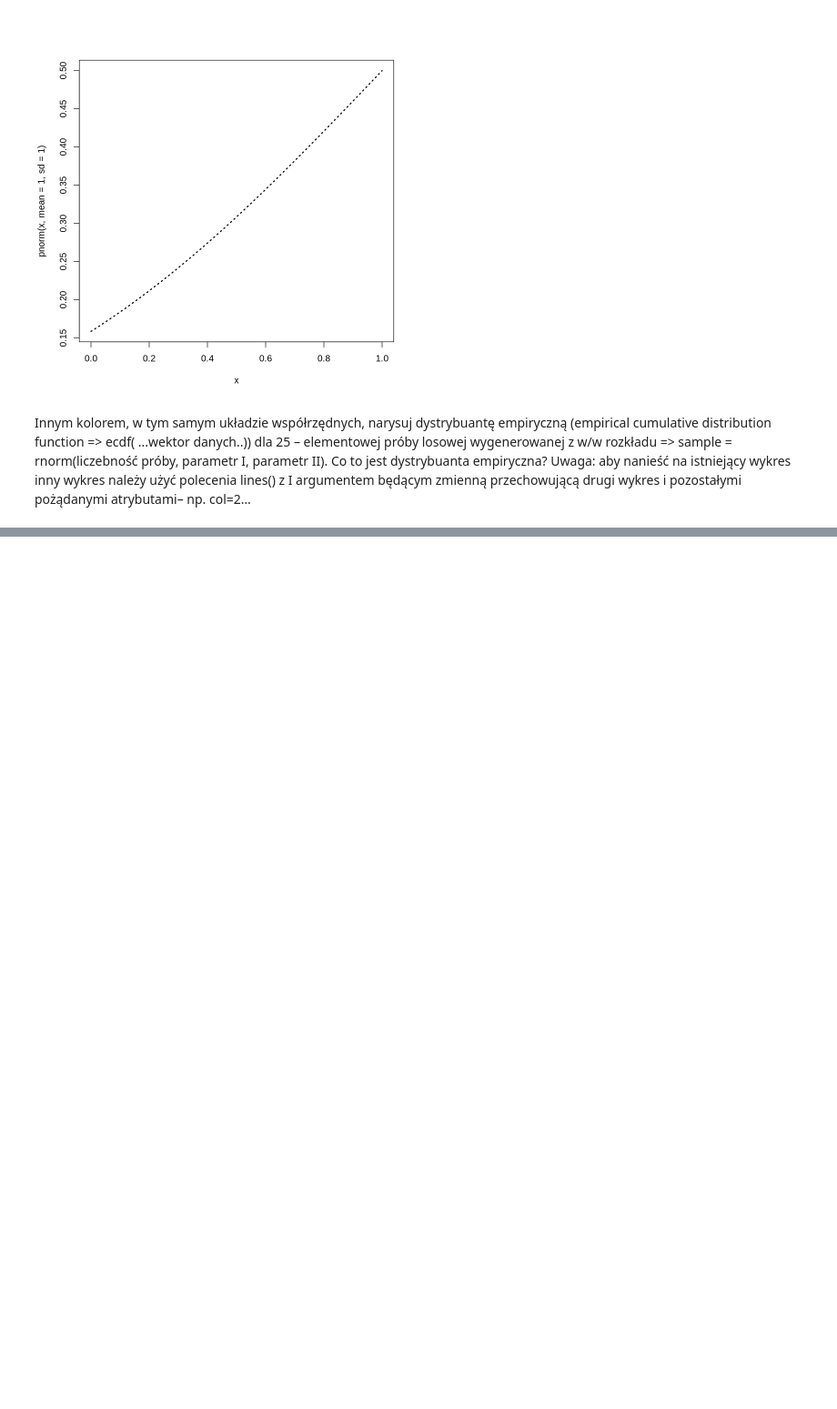
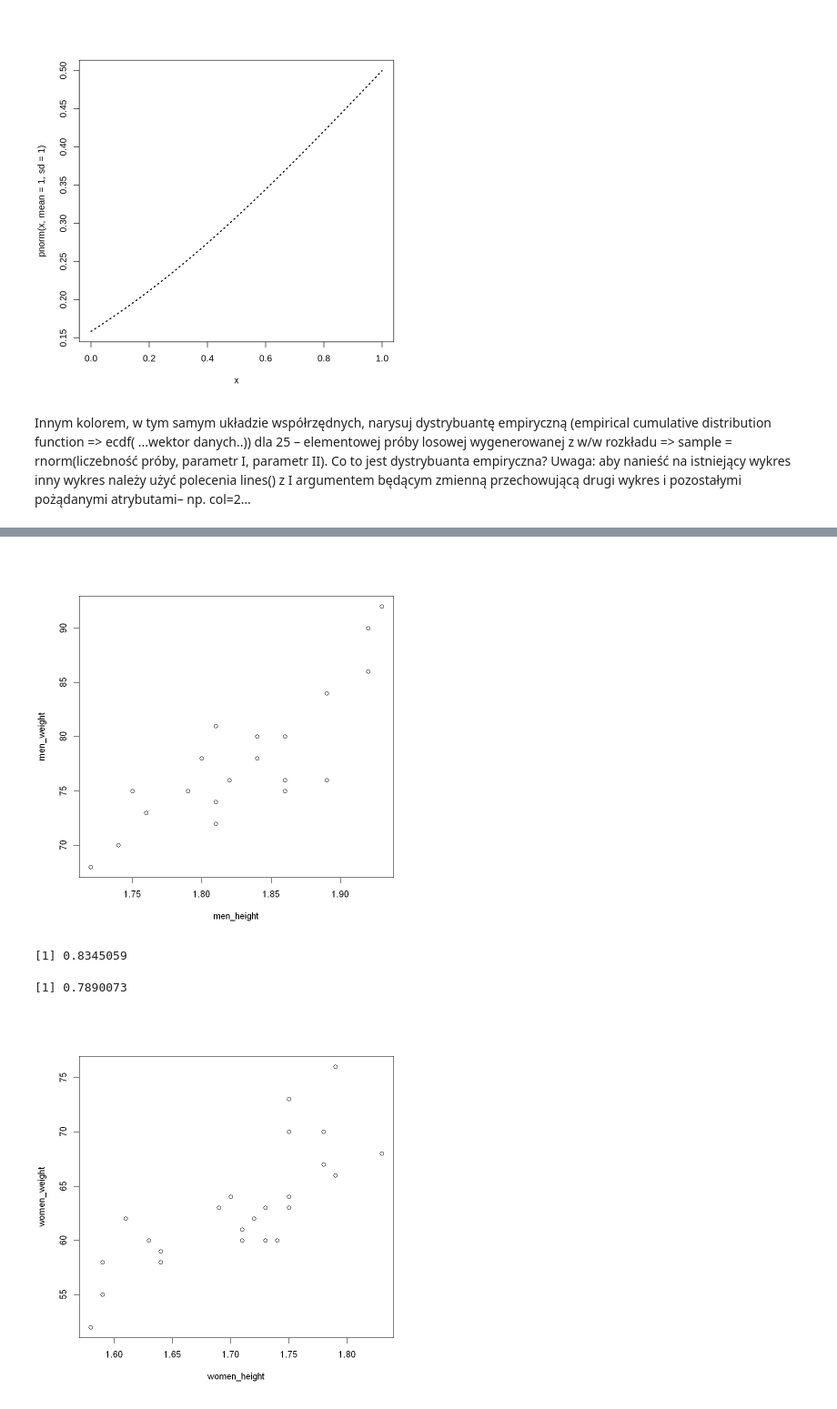
Before and after one commit to 30james00/pollub_R, a Jupyter notebook: Lab5.ipynb, the cells around one changed output, grey strips where cells are left out. Shown at 91% size. Cells and saved outputs as stored; diff of their text form; code cells hidden in the pictures; blank space fills up the shorter version.

```diff
--- a/Lab5.ipynb
+++ b/Lab5.ipynb
@@ -371,3 +362,28 @@ Skonkatenuj wektory wysokości dla obu drużyn i zapisz pod zmienną height, pod
 wektor łączny weight.
 Narysuj znów wykres punktowy ilustrujący zależność między wzrostem i wagą. Zobacz co się
 zmieni jeśli parametrowi type nadasz wartość ‘h’, ‘o’, ‘s’, ...
+# %%
+men_height <- c(1.93, 1.86, 1.92, 1.82, 1.80, 1.76, 1.89, 1.74, 1.92, 1.72,
+1.81, 1.89, 1.81, 1.81, 1.84, 1.86, 1.84, 1.75, 1.86, 1.79)
+men_weight <- c(92, 76, 90, 76, 78, 73, 84, 70, 86, 68, 74, 76, 72, 81, 80,
+80, 78, 75, 75, 75)
+women_height <- c(1.75, 1.79, 1.75, 1.78, 1.75, 1.69, 1.64, 1.78, 1.73, 1.79,
+1.74, 1.71, 1.75, 1.61, 1.72, 1.71, 1.73, 1.64, 1.63, 1.58, 1.83, 1.70, 1.59,
+1.59, 1.64)
+women_weight <- c(73, 76, 70, 70, 63, 63, 59, 67, 60, 66, 60, 60, 64, 62, 62,
+61, 63, 58, 60, 52, 68, 64, 55, 58, 59)
+
+plot(men_height, men_weight, type = 'p')
+plot(women_height, women_weight, type = 'p')
+
+cor(men_height, men_weight)
+cor(women_height, women_weight)
+
+height <- c(men_height, women_height)
+weight <- c(men_weight, women_weight)
+plot(height, weight, type = 'h', col = 2, lwd = 2)
+# %% [output]
+[figure, added]
+[1] 0.8345059
+[1] 0.7890073
+[figure, added]
```
Also changed, not shown: parts of 9 cells of this notebook.
